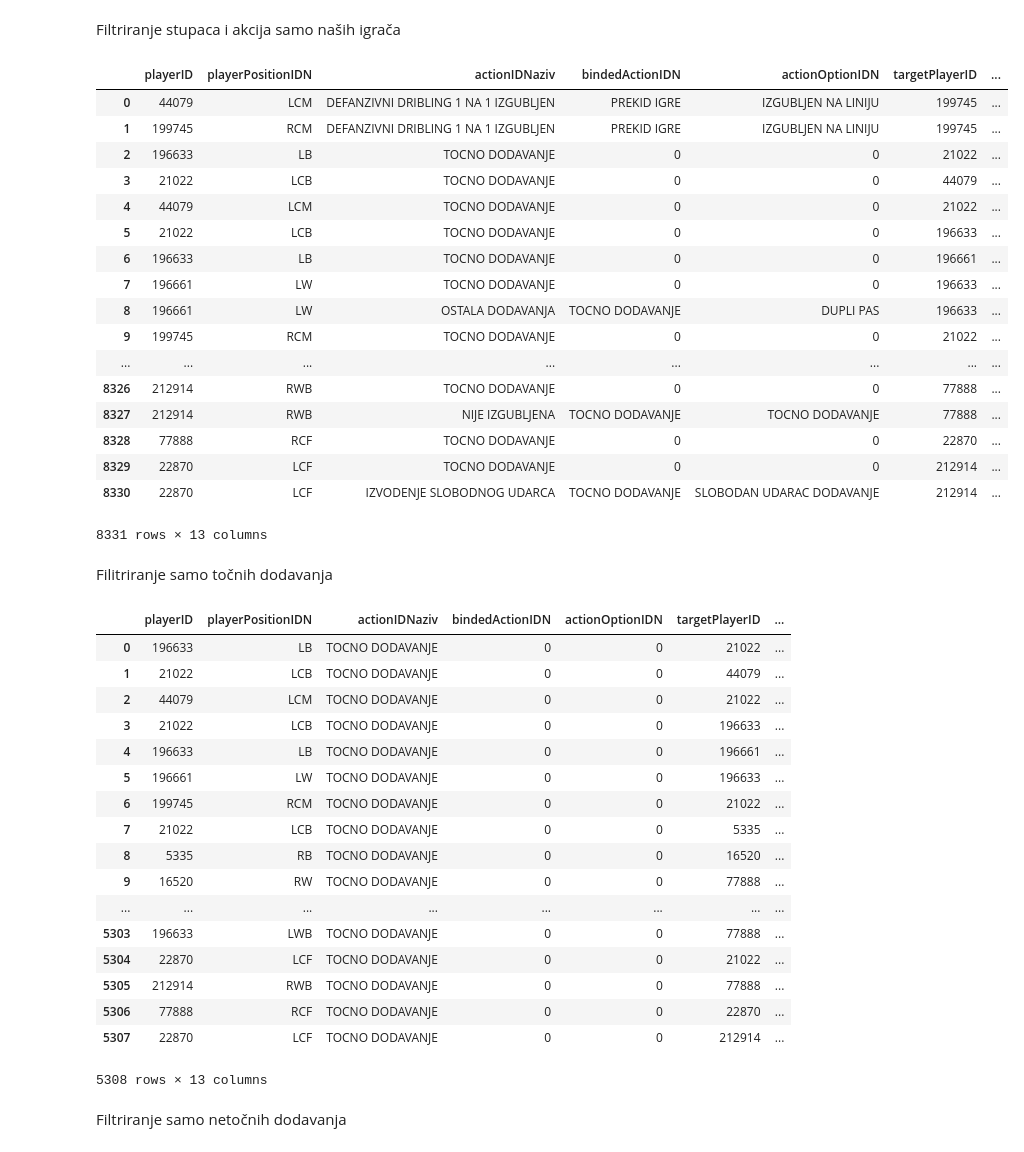
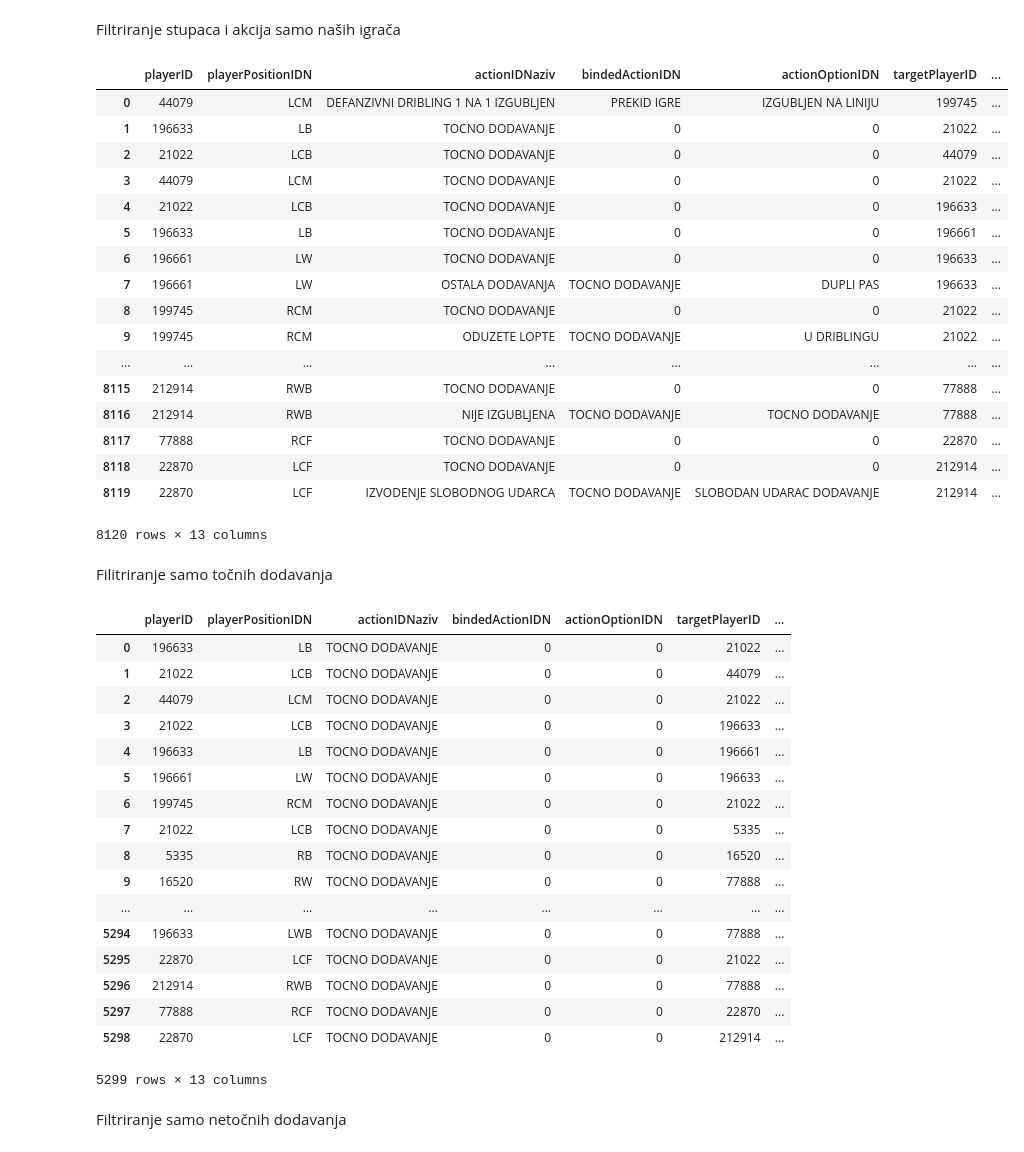
Before and after one commit to hrvatskibogmars/brainstormers, a Jupyter notebook: analysis/techo_notebooks/SNA/Preparation for SNA - Eintracht.ipynb, the cells around one changed output. Drawn from its saved outputs; the diff is of its cells as text; code cells hidden in the pictures.

```diff
--- a/analysis/techo_notebooks/SNA/Preparation for SNA - Eintracht.ipynb
+++ b/analysis/techo_notebooks/SNA/Preparation for SNA - Eintracht.ipynb
@@ -81,35 +81,37 @@ dfEintrachtAkcijeClean = dfEintrachtAkcije.drop(['gameID', 'actionID',
 dfEintrachtAkcijeClean1 = dfEintrachtAkcijeClean[dfEintrachtAkcijeClean['targetPlayerID'] != 0]
 dfEintrachtAkcijeClean2 = dfEintrachtAkcijeClean1[(dfEintrachtAkcijeClean1['playerID'].isin(igraci)) &
                                                   (dfEintrachtAkcijeClean1['targetPlayerID'].isin(igraci))]
+dfEintrachtAkcijeClean3 = dfEintrachtAkcijeClean2[dfEintrachtAkcijeClean2['playerID'] !=
+                                                  dfEintrachtAkcijeClean2['targetPlayerID']]
 # %%
 dfEP = pd.read_csv("eintrachtP.csv", sep=',')
 
-dfEintrachtIgraci = pd.merge(dfEintrachtAkcijeClean2, dfEP, left_on='playerID', right_on='playerID', how='left')
+dfEintrachtIgraci = pd.merge(dfEintrachtAkcijeClean3, dfEP, left_on='playerID', right_on='playerID', how='left')
 dfEintrachtIgraci2 = pd.merge(dfEintrachtIgraci, dfEP, left_on='targetPlayerID', right_on='playerID', how='left')
 dfEintrachtIgraci3 = dfEintrachtIgraci2.drop('playerID_y', axis=1)
 dfEintrachtIgraci4 = dfEintrachtIgraci3.rename(columns={'name_x':'playerName', 'name_y':'targetName', 'playerID_x':'playerID'})
 dfEintrachtIgraci5 = dfEintrachtIgraci4.drop(['distance', 'ID'], axis=1)
 dfEintrachtIgraci5.to_csv("Eintracht_sna_ukupno.csv", sep=',', index=False)
 dfEintrachtIgraci5
 # %% [output]
 |  | playerID | playerPositionIDN | actionIDNaziv | bindedActionIDN | actionOptionIDN | targetPlayerID | ... |
 | 0 | 44079 | LCM | DEFANZIVNI DRIBLING 1 NA 1 IZGUBLJEN | PREKID IGRE | IZGUBLJEN NA LINIJU | 199745 | ... |
-| 1 | 199745 | RCM | DEFANZIVNI DRIBLING 1 NA 1 IZGUBLJEN | PREKID IGRE | IZGUBLJEN NA LINIJU | 199745 | ... |
-| 2 | 196633 | LB | TOCNO DODAVANJE | 0 | 0 | 21022 | ... |
-| 3 | 21022 | LCB | TOCNO DODAVANJE | 0 | 0 | 44079 | ... |
-| 4 | 44079 | LCM | TOCNO DODAVANJE | 0 | 0 | 21022 | ... |
-| 5 | 21022 | LCB | TOCNO DODAVANJE | 0 | 0 | 196633 | ... |
-| 6 | 196633 | LB | TOCNO DODAVANJE | 0 | 0 | 196661 | ... |
-| 7 | 196661 | LW | TOCNO DODAVANJE | 0 | 0 | 196633 | ... |
-| 8 | 196661 | LW | OSTALA DODAVANJA | TOCNO DODAVANJE | DUPLI PAS | 196633 | ... |
-| 9 | 199745 | RCM | TOCNO DODAVANJE | 0 | 0 | 21022 | ... |
+| 1 | 196633 | LB | TOCNO DODAVANJE | 0 | 0 | 21022 | ... |
+| 2 | 21022 | LCB | TOCNO DODAVANJE | 0 | 0 | 44079 | ... |
+| 3 | 44079 | LCM | TOCNO DODAVANJE | 0 | 0 | 21022 | ... |
+| 4 | 21022 | LCB | TOCNO DODAVANJE | 0 | 0 | 196633 | ... |
+| 5 | 196633 | LB | TOCNO DODAVANJE | 0 | 0 | 196661 | ... |
+| 6 | 196661 | LW | TOCNO DODAVANJE | 0 | 0 | 196633 | ... |
+| 7 | 196661 | LW | OSTALA DODAVANJA | TOCNO DODAVANJE | DUPLI PAS | 196633 | ... |
+| 8 | 199745 | RCM | TOCNO DODAVANJE | 0 | 0 | 21022 | ... |
+| 9 | 199745 | RCM | ODUZETE LOPTE | TOCNO DODAVANJE | U DRIBLINGU | 21022 | ... |
 | ... | ... | ... | ... | ... | ... | ... | ... |
-| 8326 | 212914 | RWB | TOCNO DODAVANJE | 0 | 0 | 77888 | ... |
-| 8327 | 212914 | RWB | NIJE IZGUBLJENA | TOCNO DODAVANJE | TOCNO DODAVANJE | 77888 | ... |
-| 8328 | 77888 | RCF | TOCNO DODAVANJE | 0 | 0 | 22870 | ... |
-| 8329 | 22870 | LCF | TOCNO DODAVANJE | 0 | 0 | 212914 | ... |
-| 8330 | 22870 | LCF | IZVODENJE SLOBODNOG UDARCA | TOCNO DODAVANJE | SLOBODAN UDARAC DODAVANJE | 212914 | ... |
+| 8115 | 212914 | RWB | TOCNO DODAVANJE | 0 | 0 | 77888 | ... |
+| 8116 | 212914 | RWB | NIJE IZGUBLJENA | TOCNO DODAVANJE | TOCNO DODAVANJE | 77888 | ... |
+| 8117 | 77888 | RCF | TOCNO DODAVANJE | 0 | 0 | 22870 | ... |
+| 8118 | 22870 | LCF | TOCNO DODAVANJE | 0 | 0 | 212914 | ... |
+| 8119 | 22870 | LCF | IZVODENJE SLOBODNOG UDARCA | TOCNO DODAVANJE | SLOBODAN UDARAC DODAVANJE | 212914 | ... |
-8331 rows × 13 columns
+8120 rows × 13 columns
 # %% [markdown]
 Filitriranje samo točnih dodavanja
 # %%
@@ -144,7 +148,7 @@ dfEintrachtAkcijeClean2T = dfEintrachtAkcijeClean1T[(dfEintrachtAkcijeClean1T['p
 # %%
 dfEP1 = pd.read_csv("eintrachtP.csv", sep=',')
 
-dfEintrachtIgraciT = pd.merge(dfEintrachtAkcijeClean2T, dfEP1, left_on='playerID', right_on='playerID', how='left')
+dfEintrachtIgraciT = pd.merge(dfEintrachtAkcijeClean3T, dfEP1, left_on='playerID', right_on='playerID', how='left')
 dfEintrachtIgraci2T = pd.merge(dfEintrachtIgraciT, dfEP1, left_on='targetPlayerID', right_on='playerID', how='left')
 dfEintrachtIgraci3T = dfEintrachtIgraci2T.drop('playerID_y', axis=1)
 dfEintrachtIgraci4T = dfEintrachtIgraci3T.rename(columns={'name_x':'playerName', 'name_y':'targetName', 'playerID_x':'playerID'})
@@ -164,12 +168,12 @@ dfEintrachtIgraci5T
 | 8 | 5335 | RB | TOCNO DODAVANJE | 0 | 0 | 16520 | ... |
 | 9 | 16520 | RW | TOCNO DODAVANJE | 0 | 0 | 77888 | ... |
 | ... | ... | ... | ... | ... | ... | ... | ... |
-| 5303 | 196633 | LWB | TOCNO DODAVANJE | 0 | 0 | 77888 | ... |
-| 5304 | 22870 | LCF | TOCNO DODAVANJE | 0 | 0 | 21022 | ... |
-| 5305 | 212914 | RWB | TOCNO DODAVANJE | 0 | 0 | 77888 | ... |
-| 5306 | 77888 | RCF | TOCNO DODAVANJE | 0 | 0 | 22870 | ... |
-| 5307 | 22870 | LCF | TOCNO DODAVANJE | 0 | 0 | 212914 | ... |
+| 5294 | 196633 | LWB | TOCNO DODAVANJE | 0 | 0 | 77888 | ... |
+| 5295 | 22870 | LCF | TOCNO DODAVANJE | 0 | 0 | 21022 | ... |
+| 5296 | 212914 | RWB | TOCNO DODAVANJE | 0 | 0 | 77888 | ... |
+| 5297 | 77888 | RCF | TOCNO DODAVANJE | 0 | 0 | 22870 | ... |
+| 5298 | 22870 | LCF | TOCNO DODAVANJE | 0 | 0 | 212914 | ... |
-5308 rows × 13 columns
+5299 rows × 13 columns
 # %% [markdown]
 Filtriranje samo netočnih dodavanja
 # %%
```
Also changed, not shown: parts of 6 cells of this notebook.
